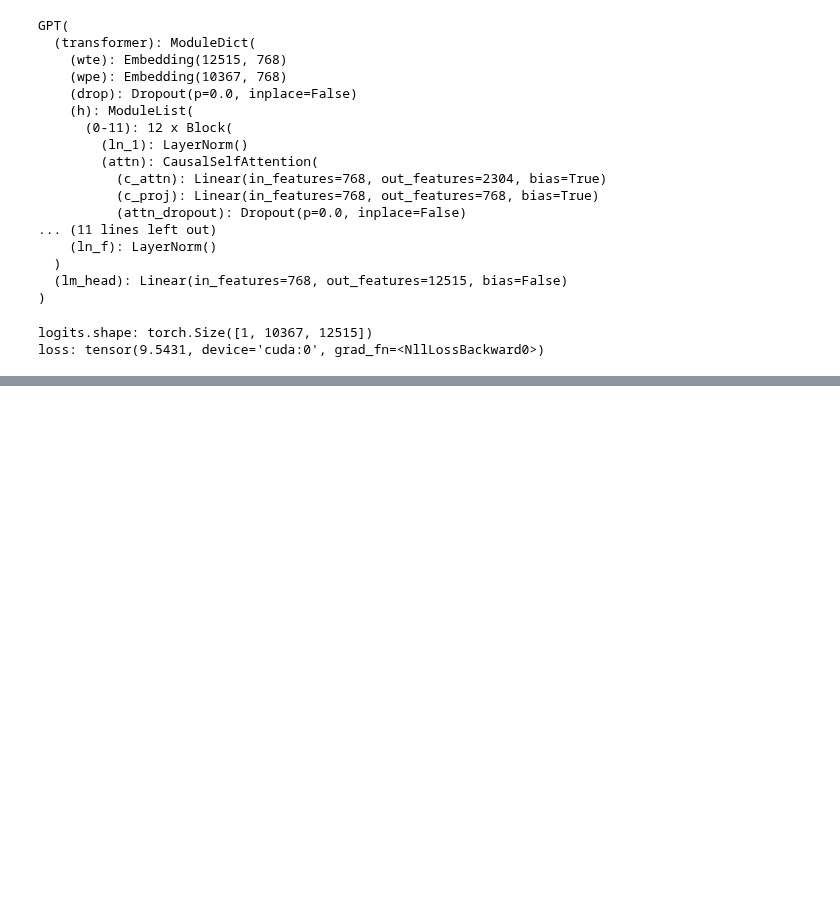
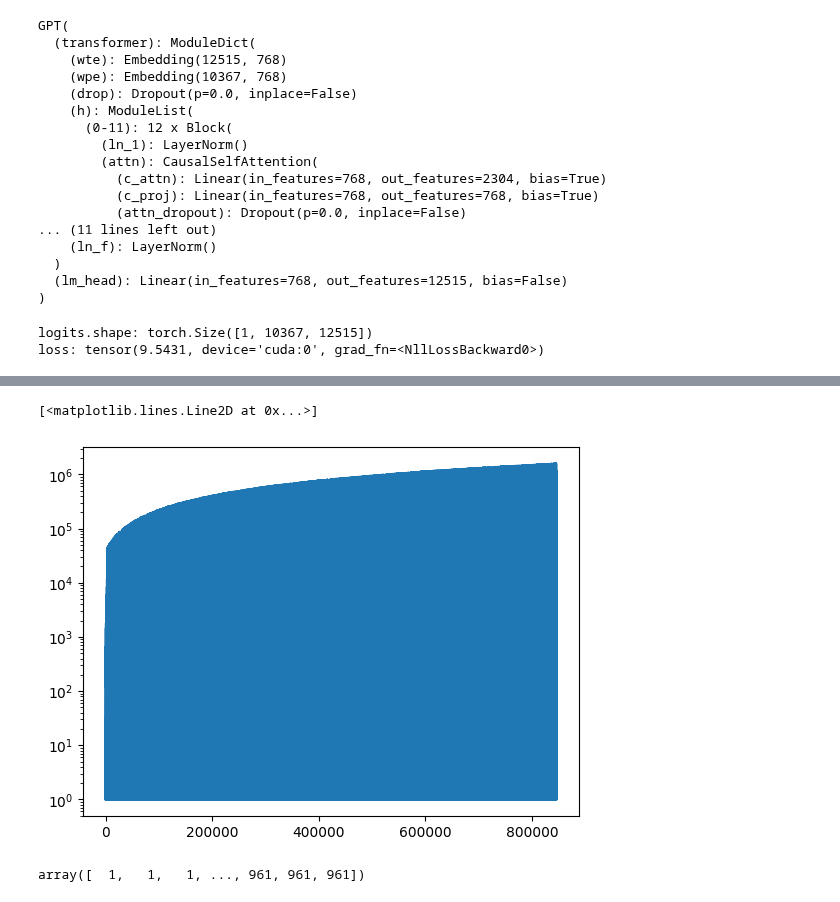
Before and after one commit to kingofguan/MarketGPT, a Jupyter notebook: notebooks/MarketSimT.ipynb, the cells around one changed output, grey strips where cells are left out. Cells and saved outputs as stored; diff of their text form; code cells hidden in the pictures; blank space fills up the shorter version.

```diff
--- a/notebooks/MarketSimT.ipynb
+++ b/notebooks/MarketSimT.ipynb
@@ -1272,0 +1466,14 @@ loss: tensor(9.5431, device='cuda:0', grad_fn=<NllLossBackward0>)
+# %%
+# make a density plot of daily_dist with a log scale y-axis
+# plt.hist(daily_dist, bins=20, density=True)
+plt.semilogy(range(len(daily_dist)), daily_dist)
+# plt.semilogy(sorted_dist)
+# %% [output]
+[<matplotlib.lines.Line2D at 0x...>]
+[figure, added]
+# %%
+pct = 0.8
+pct_region = int(len(sorted_dist) * pct // 1)
+sorted_dist[0:pct_region]
+# %% [output]
+array([  1,   1,   1, ..., 961, 961, 961])
```
Also changed, not shown: parts of 8 cells of this notebook.
